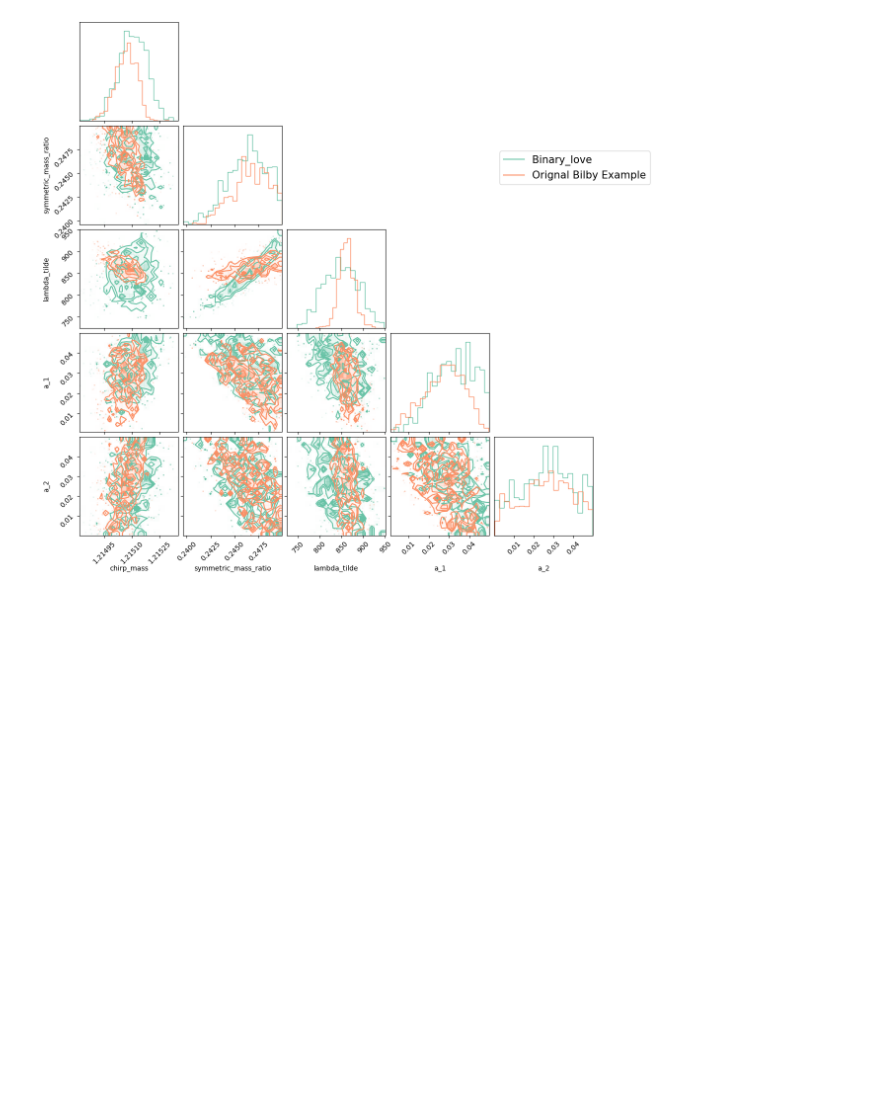
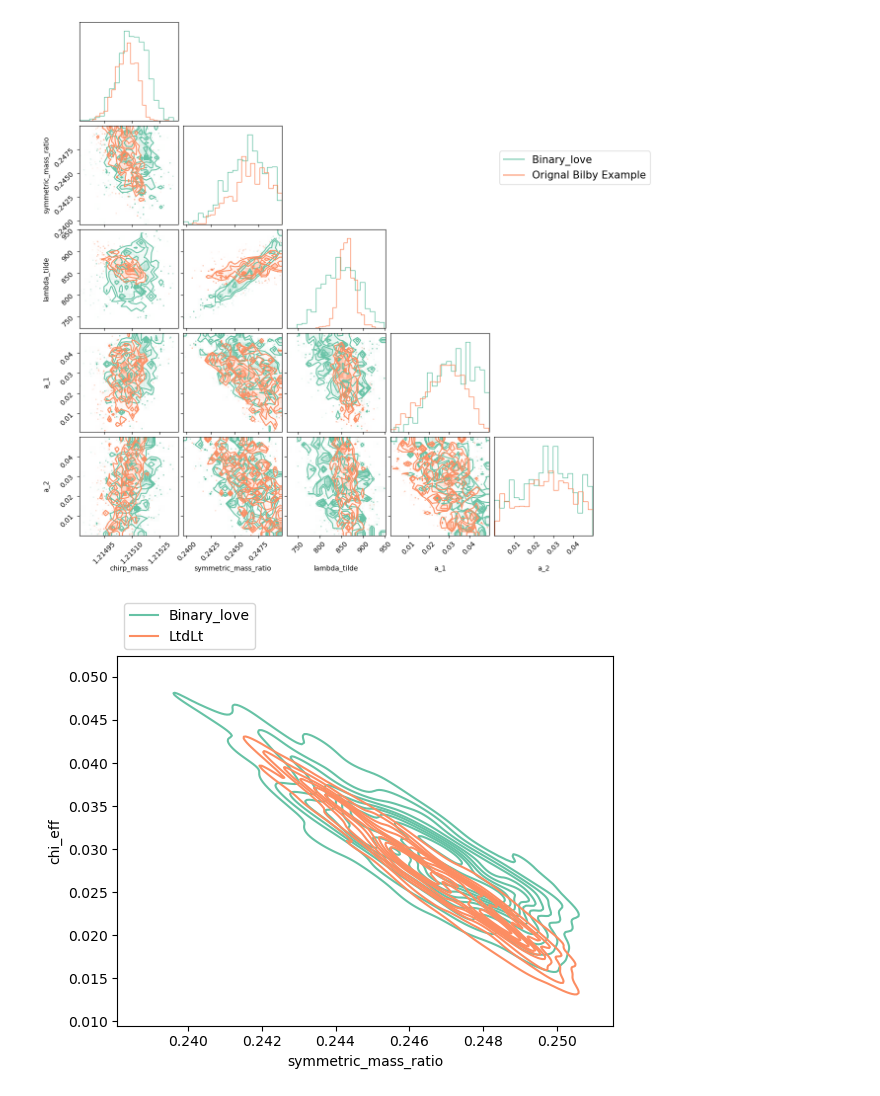
Before and after one commit to daniellmarc/Binary_Love, a Jupyter notebook: CornerPlots.ipynb, the cells around one changed output. Cells and saved outputs as stored; diff of their text form; code cells hidden in the pictures; blank space fills up the shorter version.

Commit message:
CornerPlot for LVK

```diff
--- a/CornerPlots.ipynb
+++ b/CornerPlots.ipynb
@@ -62,0 +70,26 @@ WARNING:root:Pandas support in corner is deprecated; use ArviZ directly
+# %%
+result_1 = bilby.result.read_in_result(filename='lambdatilde_deltalambdatilde/outdir/New_Example_Code_result.json') #Bilby_Example_Code_Carls_Import
+#BinaryLove_lambdaSymm
+result_3 = bilby.result.read_in_result(filename='binary_love_Symm/outdir/bns_example_result.json') #Binary_love_Symm
+
+data1 = pd.DataFrame(result_3.posterior)
+data2 = pd.DataFrame(result_1.posterior)
+# %%
+spin_param1 = bilby.gw.conversion.generate_spin_parameters(data1) #BinaryLove
+# bilby.gw.conversion.generate_spin_parameters(data1)
+
+spin_param2 = bilby.gw.conversion.generate_spin_parameters(data2)#Original
+# %%
+import seaborn as sns
+sns.kdeplot(data=spin_param1, x = "symmetric_mass_ratio",y="chi_eff" ,color = cmap(0), label = "BinaryLove")
+sns.kdeplot(data=spin_param2, x = "symmetric_mass_ratio",y="chi_eff" ,color = cmap(1), label = "Original")
+
+plt.xlabel('symmetric_mass_ratio')
+plt.ylabel('chi_eff')
+
+l1 = mlines.Line2D([], [], color=cmap(0), label='Binary_love')
+l2 = mlines.Line2D([], [], color=cmap(1), label='LtdLt')
+plt.legend(handles=[l1,l2],bbox_to_anchor=(0, 1,1,2), loc='lower left',fontsize= 10)
+plt.show()
+# %% [output]
+[figure, added]
```
Also changed, not shown: parts of 6 cells of this notebook.
